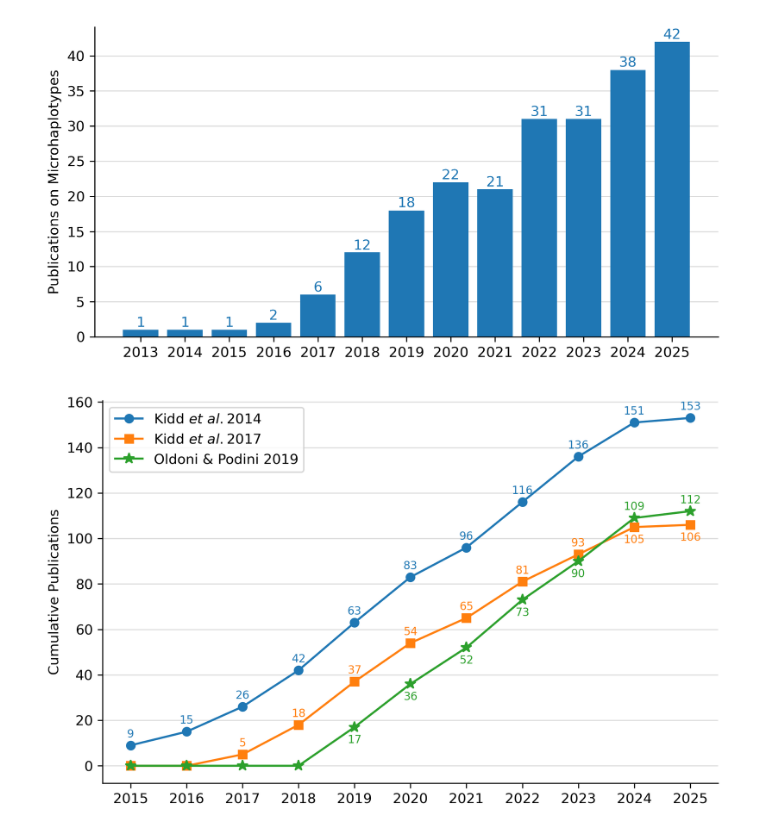
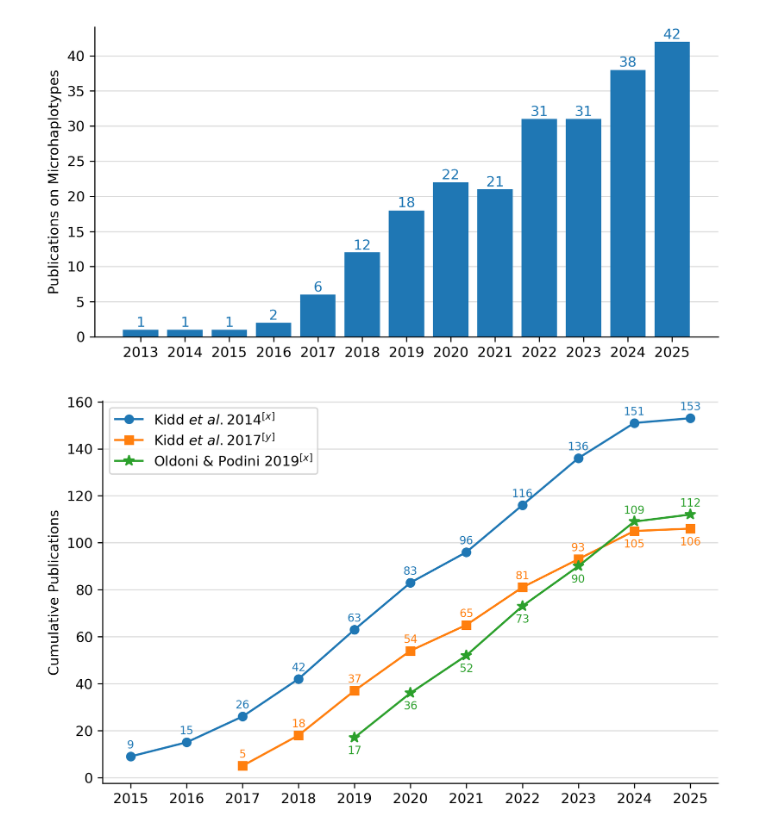
Before and after one commit to bioforensics/MicroHapDB, a Jupyter notebook: notebooks/mwg-paper-figures/mwg-paper-figures.ipynb, the cells around one changed output. Saved outputs shown, nothing was run; the diff lists cells and outputs as text; code cells hidden in the pictures.

```diff
--- a/notebooks/mwg-paper-figures/mwg-paper-figures.ipynb
+++ b/notebooks/mwg-paper-figures/mwg-paper-figures.ipynb
@@ -24,35 +24,35 @@ x = list(range(2015, 2026))
 kidd2014 = [9, 15, 26, 42, 63, 83, 96, 116, 136, 151, 153]
 kidd2017 = [0, 0, 5, 18, 37, 54, 65, 81, 93, 105, 106]
 oldoni2019 = [0, 0, 0, 0, 17, 36, 52, 73, 90, 109, 112]
-plt.plot(x, kidd2014, color="tab:blue", marker="o", label="Kidd $\it{et\ al.}$2014")
-plt.plot(x, kidd2017, color="tab:orange", marker="s", label="Kidd $\it{et\ al.}$2017")
-plt.plot(x, oldoni2019, color="tab:green", marker="*", label="Oldoni & Podini 2019", markersize=8)
+plt.plot(x, kidd2014, color="tab:blue", marker="o", label="Kidd $\it{et\ al.}$2014$^{[x]}$")
+plt.plot(x[2:], kidd2017[2:], color="tab:orange", marker="s", label="Kidd $\it{et\ al.}$2017$^{[y]}$")
+plt.plot(x[4:], oldoni2019[4:], color="tab:green", marker="*", label="Oldoni & Podini 2019$^{[x]}$", markersize=8)
 plt.xticks(x)
 ax = plt.gca()
 ax.yaxis.grid(True, color="#DDDDDD")
 ax.set_axisbelow(True)
 ax.spines["top"].set_visible(False)
 ax.spines["right"].set_visible(False)
 plt.ylabel("Cumulative Publications")
 plt.legend(loc="upper left")
 for year, num in zip(x, kidd2014):
     plt.text(year, num + 2.5, str(num), ha='center', va='bottom', fontsize=8, color="tab:blue")
 for year, num in zip(x, kidd2017):
     if num == 0:
         continue
     if year < 2024:
         plt.text(year, num + 2.5, str(num), ha='center', va='bottom', fontsize=8, color="tab:orange")
     else:
         plt.text(year, num - 3.25, str(num), ha='center', va='top', fontsize=8, color="tab:orange")
 for year, num in zip(x, oldoni2019):
     if num == 0:
         continue
     if year < 2024:
         plt.text(year, num - 3.25, str(num), ha='center', va='top', fontsize=8, color="tab:green")
     else:
         plt.text(year, num + 2.5, str(num), ha='center', va='bottom', fontsize=8, color="tab:green")
 plt.savefig("fig1b.png", bbox_inches="tight")
 plt.savefig("fig1b.jpg", bbox_inches="tight")
 plt.savefig("fig1b.pdf", bbox_inches="tight")
 # %% [output]
-[figure, old version]
+[figure, new version]
```
Also changed, not shown: 4 other files.
